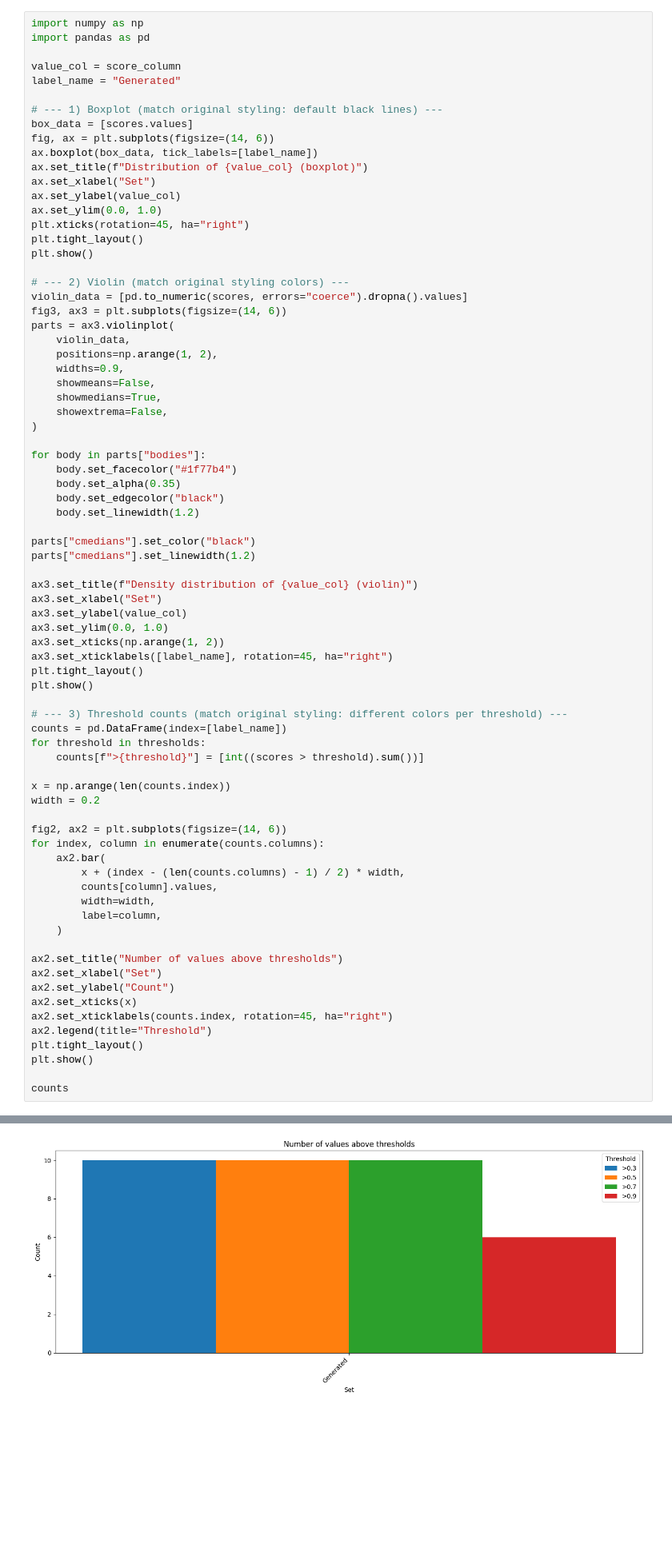
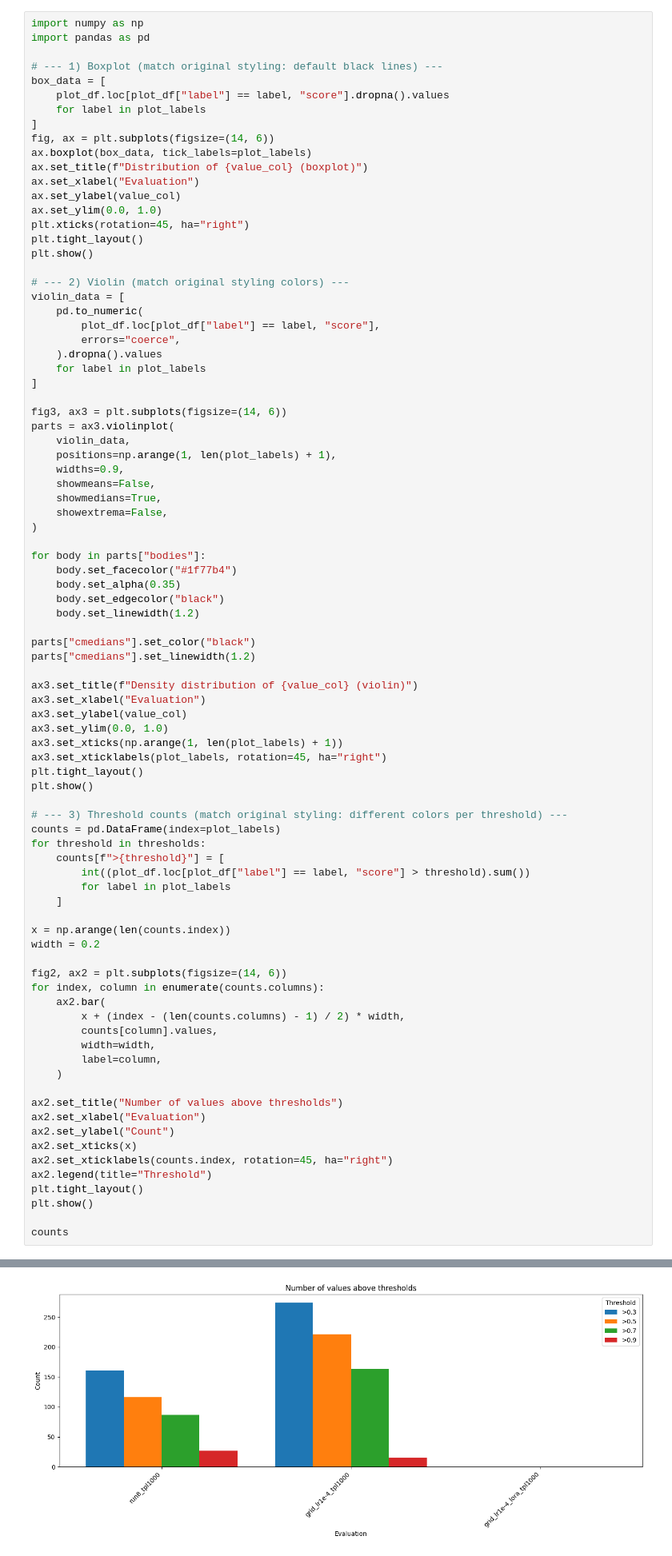
Before and after one commit to soldatmat/dplm, a Jupyter notebook: plot/single_enzyme_explorer_plots.ipynb, the cells around one changed output, grey strips where cells are left out. Shown at 80% size. Saved outputs shown, nothing was run; the diff lists cells and outputs as text; blank space fills up the shorter version.

```diff
--- a/plot/single_enzyme_explorer_plots.ipynb
+++ b/plot/single_enzyme_explorer_plots.ipynb
@@ -71,15 +121,15 @@ max       0.963146
 import numpy as np
 import pandas as pd
 
-value_col = score_column
-label_name = "Generated"
-
 # --- 1) Boxplot (match original styling: default black lines) ---
-box_data = [scores.values]
+box_data = [
+    plot_df.loc[plot_df["label"] == label, "score"].dropna().values
+    for label in plot_labels
+]
 fig, ax = plt.subplots(figsize=(14, 6))
-ax.boxplot(box_data, tick_labels=[label_name])
+ax.boxplot(box_data, tick_labels=plot_labels)
 ax.set_title(f"Distribution of {value_col} (boxplot)")
-ax.set_xlabel("Set")
+ax.set_xlabel("Evaluation")
 ax.set_ylabel(value_col)
 ax.set_ylim(0.0, 1.0)
 plt.xticks(rotation=45, ha="right")
@@ -87,11 +137,18 @@ plt.tight_layout()
 plt.show()
 
 # --- 2) Violin (match original styling colors) ---
-violin_data = [pd.to_numeric(scores, errors="coerce").dropna().values]
+violin_data = [
+    pd.to_numeric(
+        plot_df.loc[plot_df["label"] == label, "score"],
+        errors="coerce",
+    ).dropna().values
+    for label in plot_labels
+]
+
 fig3, ax3 = plt.subplots(figsize=(14, 6))
 parts = ax3.violinplot(
     violin_data,
-    positions=np.arange(1, 2),
+    positions=np.arange(1, len(plot_labels) + 1),
     widths=0.9,
     showmeans=False,
     showmedians=True,
@@ -108,18 +165,21 @@ parts["cmedians"].set_color("black")
 parts["cmedians"].set_linewidth(1.2)
 
 ax3.set_title(f"Density distribution of {value_col} (violin)")
-ax3.set_xlabel("Set")
+ax3.set_xlabel("Evaluation")
 ax3.set_ylabel(value_col)
 ax3.set_ylim(0.0, 1.0)
-ax3.set_xticks(np.arange(1, 2))
-ax3.set_xticklabels([label_name], rotation=45, ha="right")
+ax3.set_xticks(np.arange(1, len(plot_labels) + 1))
+ax3.set_xticklabels(plot_labels, rotation=45, ha="right")
 plt.tight_layout()
 plt.show()
 
 # --- 3) Threshold counts (match original styling: different colors per threshold) ---
-counts = pd.DataFrame(index=[label_name])
+counts = pd.DataFrame(index=plot_labels)
 for threshold in thresholds:
-    counts[f">{threshold}"] = [int((scores > threshold).sum())]
+    counts[f">{threshold}"] = [
+        int((plot_df.loc[plot_df["label"] == label, "score"] > threshold).sum())
+        for label in plot_labels
+    ]
 
 x = np.arange(len(counts.index))
 width = 0.2
@@ -134,7 +194,7 @@ for index, column in enumerate(counts.columns):
     )
 
 ax2.set_title("Number of values above thresholds")
-ax2.set_xlabel("Set")
+ax2.set_xlabel("Evaluation")
 ax2.set_ylabel("Count")
 ax2.set_xticks(x)
 ax2.set_xticklabels(counts.index, rotation=45, ha="right")
@@ -149,2 +209,2 @@ counts
-[figure, old version]
+[figure, new version]
 |  | >0.3 | >0.5 | >0.7 | >0.9 |
```
Also changed, not shown: parts of 3 cells of this notebook.
